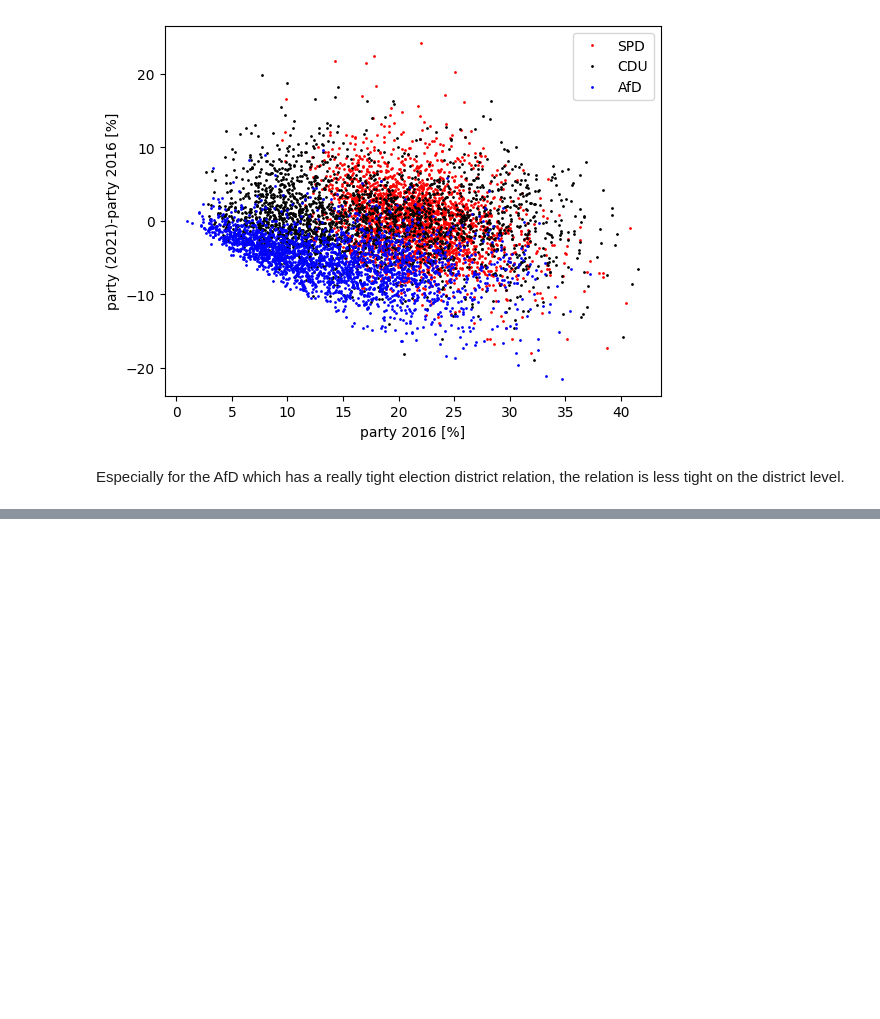
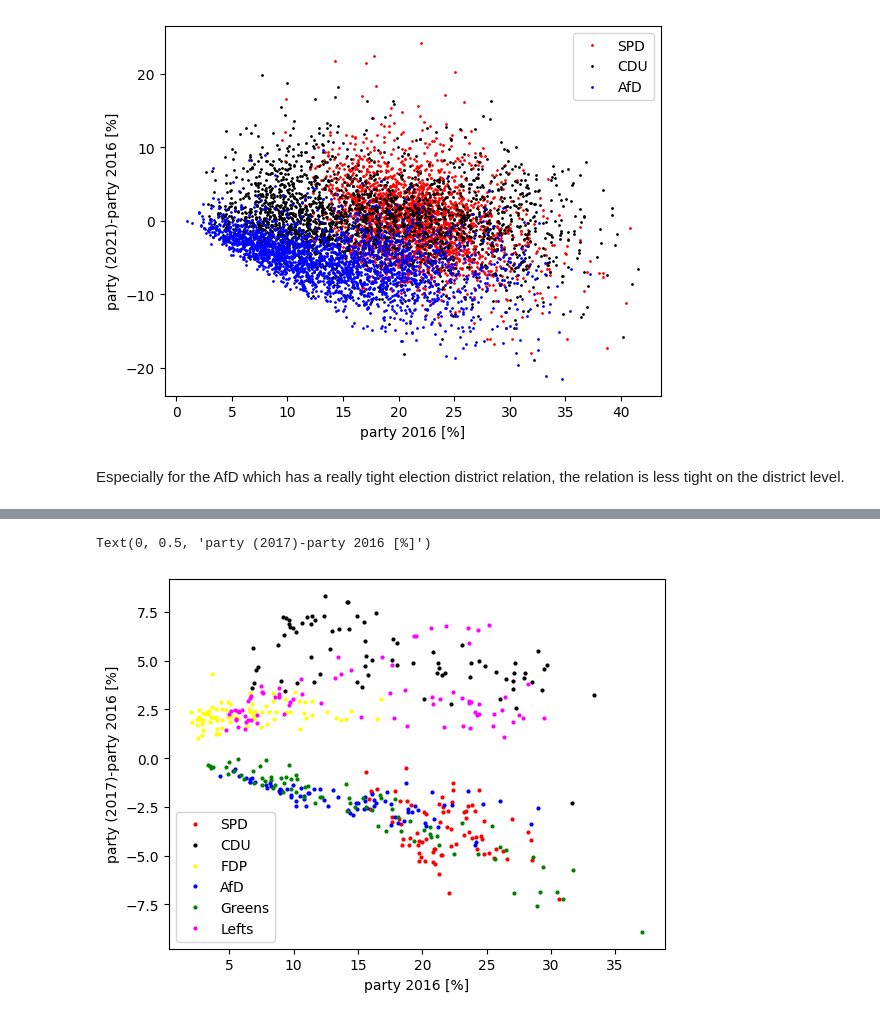
Before and after one commit to tkfritz/Berlin-election, a Jupyter notebook: Berlin-election/election21_predict_v1.ipynb, the cells around one changed output, grey strips where cells are left out. Cells and saved outputs as stored; diff of their text form; code cells hidden in the pictures; blank space fills up the shorter version.

```diff
--- a/Berlin-election/election21_predict_v1.ipynb
+++ b/Berlin-election/election21_predict_v1.ipynb
@@ -514,0 +754,2 @@ Especially for the AfD which has a really tight election district relation, the
+# %%
+elec_district17=bw17_vote2.groupby([bw17_vote2['Bezirksnummer'],bw17_vote2['Abgeordneten-\nhauswahlkreis']]).sum()
@@ -514,0 +760,5 @@ Especially for the AfD which has a really tight election district relation, the
+# %%
+combined_district1617=elec_district16.merge(elec_district17,how='left',left_index=True,right_index=True)
+# %%
+combined_district1617=get_percentages(combined_district1617,16, 17)
+print(combined_district1617.columns)
@@ -514,0 +783,13 @@ Especially for the AfD which has a really tight election district relation, the
+# %%
+plt.plot(combined_district1617['spd_%_16'],combined_district1617['spd_%_17']-combined_district1617['spd_%_16'],'o',ms=2,color='red',label='SPD')
+plt.plot(combined_district1617['cdu_%_16'],combined_district1617['cdu_%_17']-combined_district1617['cdu_%_16'],'o',ms=2,color='black',label='CDU')
+plt.plot(combined_district1617['fdp_%_16'],combined_district1617['fdp_%_17']-combined_district1617['fdp_%_16'],'o',ms=2,color='yellow',label='FDP')
+plt.plot(combined_district1617['afd_%_16'],combined_district1617['afd_%_17']-combined_district1617['afd_%_16'],'o',ms=2,color='blue',label='AfD')
+plt.plot(combined_district1617['greens_%_16'],combined_district1617['greens_%_17']-combined_district1617['greens_%_16'],'o',ms=2,color='green',label='Greens')
+plt.plot(combined_district1617['lefts_%_16'],combined_district1617['lefts_%_17']-combined_district1617['lefts_%_16'],'o',ms=2,color='magenta',label='Lefts')
+plt.legend(loc="best")
+plt.xlabel("party 2016 [%]")
+plt.ylabel("party (2017)-party 2016 [%]")
+# %% [output]
+Text(0, 0.5, 'party (2017)-party 2016 [%]')
+[figure, added]
```
Also changed, not shown: parts of 33 cells of this notebook.
